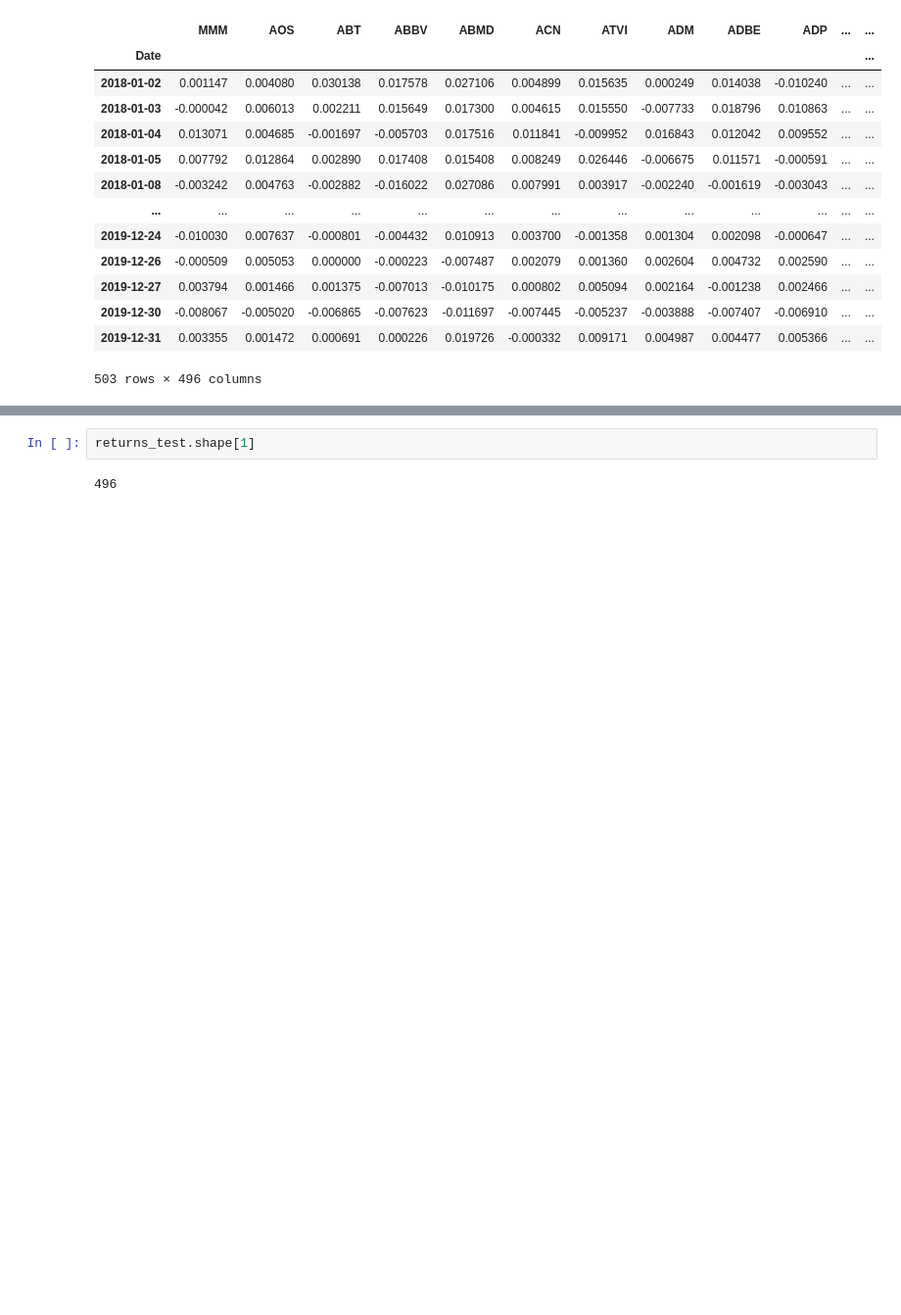
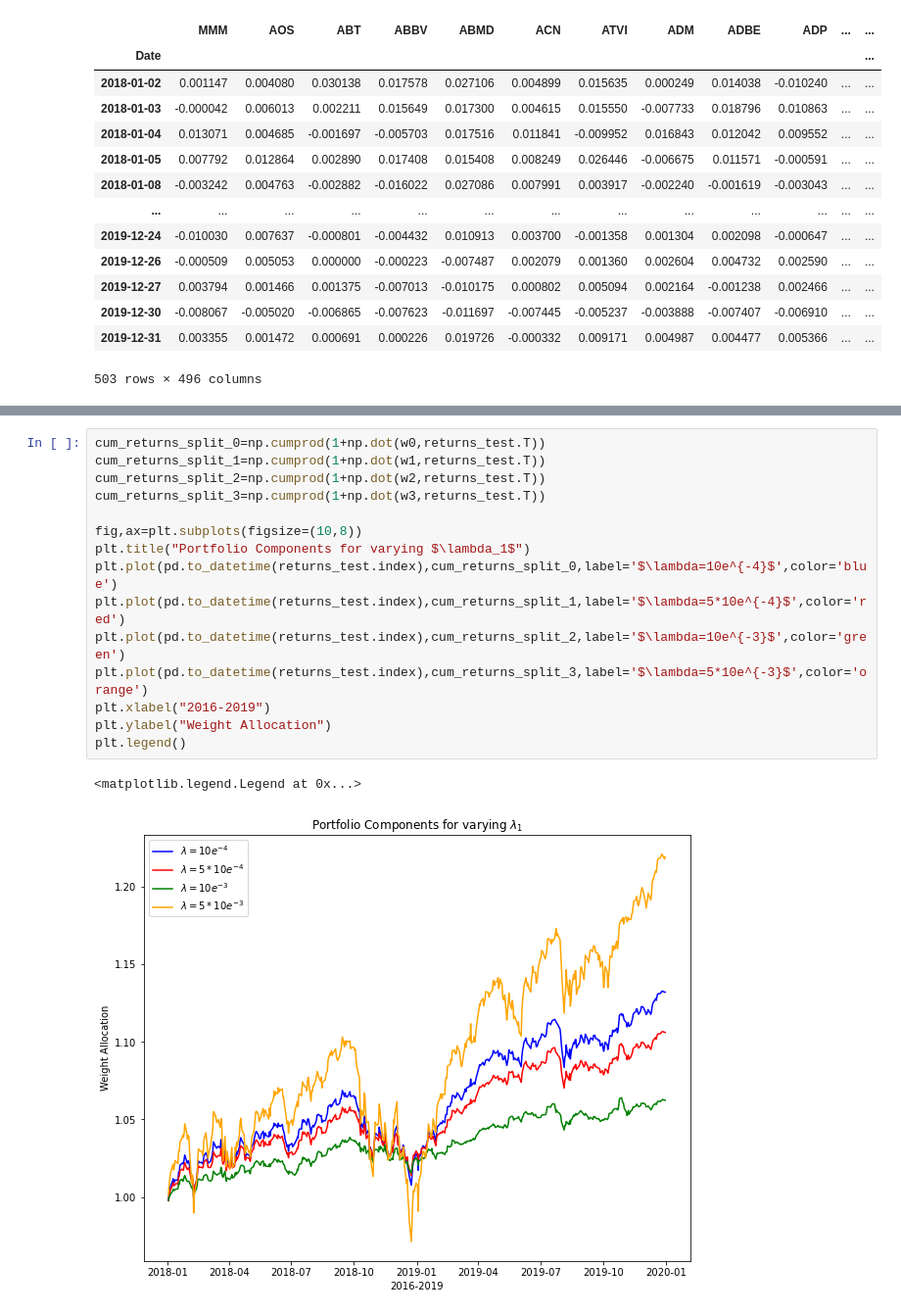
Before and after one commit to jasonbohne123/Split_Bregman_MPT, a Jupyter notebook: Split_Bregman_Portfolio.ipynb, the cells around one changed output, grey strips where cells are left out. Shown at 98% size. Drawn from its saved outputs; the diff is of its cells as text; blank space fills up the shorter version.

```diff
--- a/Split_Bregman_Portfolio.ipynb
+++ b/Split_Bregman_Portfolio.ipynb
@@ -299,4 +303,18 @@ plt.legend()
-# %%
-returns_test.shape[1]
-# %% [output]
-496
+# %%
+cum_returns_split_0=np.cumprod(1+np.dot(w0,returns_test.T))
+cum_returns_split_1=np.cumprod(1+np.dot(w1,returns_test.T))
+cum_returns_split_2=np.cumprod(1+np.dot(w2,returns_test.T))
+cum_returns_split_3=np.cumprod(1+np.dot(w3,returns_test.T))
+
+fig,ax=plt.subplots(figsize=(10,8))
+plt.title("Portfolio Components for varying $\lambda_1$")
+plt.plot(pd.to_datetime(returns_test.index),cum_returns_split_0,label='$\lambda=10e^{-4}$',color='blue')
+plt.plot(pd.to_datetime(returns_test.index),cum_returns_split_1,label='$\lambda=5*10e^{-4}$',color='red')
+plt.plot(pd.to_datetime(returns_test.index),cum_returns_split_2,label='$\lambda=10e^{-3}$',color='green')
+plt.plot(pd.to_datetime(returns_test.index),cum_returns_split_3,label='$\lambda=5*10e^{-3}$',color='orange')
+plt.xlabel("2016-2019")
+plt.ylabel("Weight Allocation")
+plt.legend()
+# %% [output]
+<matplotlib.legend.Legend at 0x...>
+[figure, added]
```
Also changed, not shown: parts of 12 cells of this notebook.
